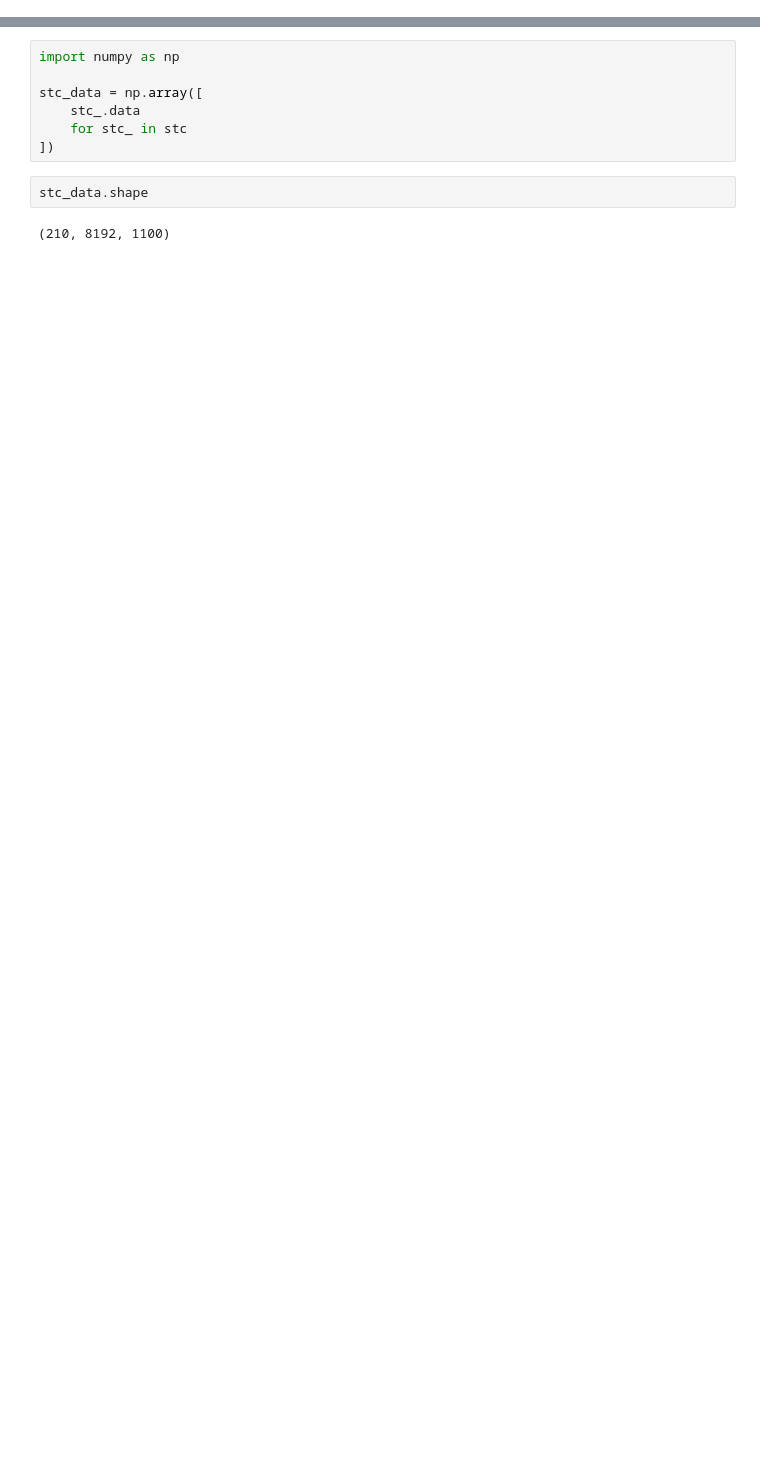
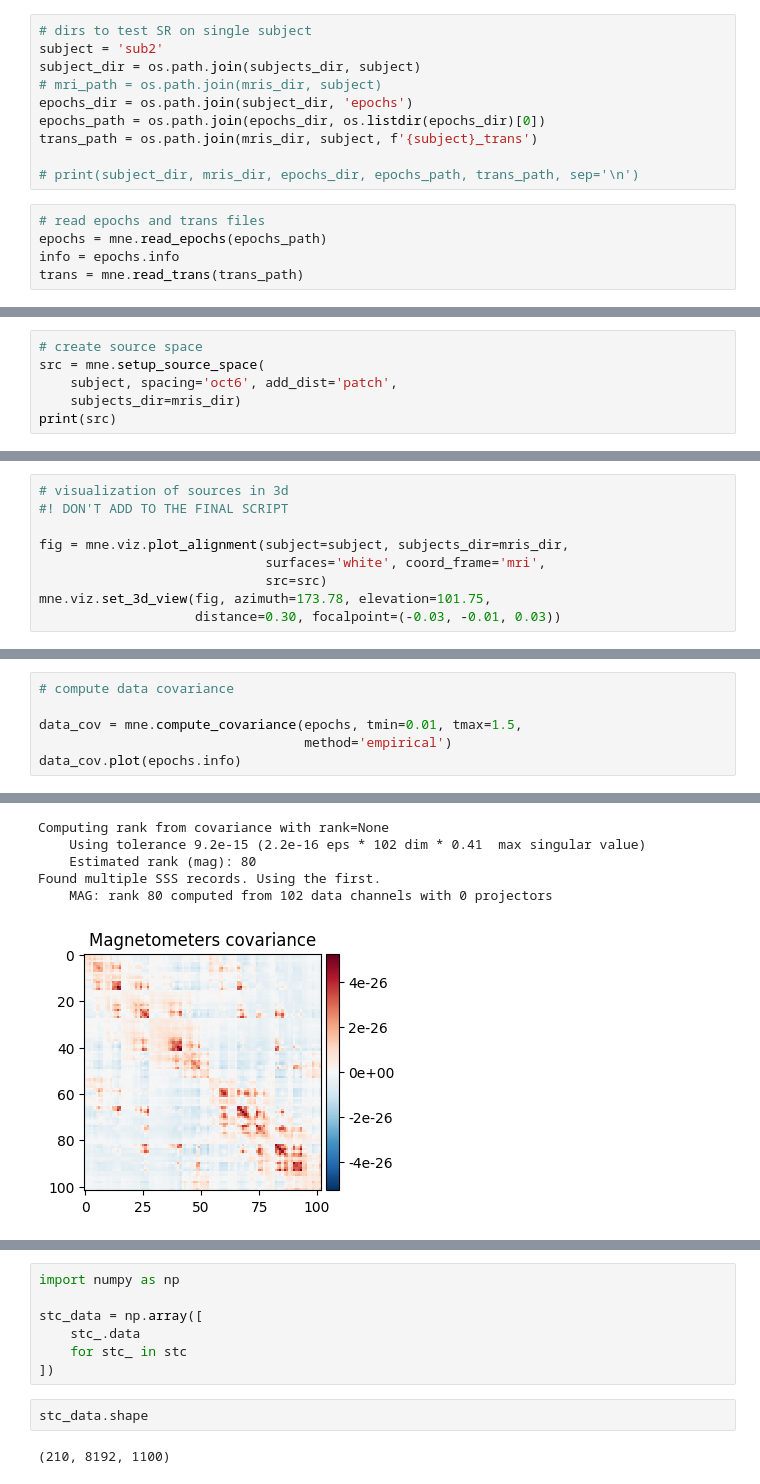
Before and after one commit to bonokat/memory_formation, a Jupyter notebook: dirty_field/src_rec.ipynb, the cells around one changed output, grey strips where cells are left out. Cells and saved outputs as stored; diff of their text form; blank space fills up the shorter version.

```diff
--- a/dirty_field/src_rec.ipynb
+++ b/dirty_field/src_rec.ipynb
@@ -517,0 +54,15 @@ np.min(stc[0].data)
+# %%
+# dirs to test SR on single subject
+subject = 'sub2'
+subject_dir = os.path.join(subjects_dir, subject)
+# mri_path = os.path.join(mris_dir, subject)
+epochs_dir = os.path.join(subject_dir, 'epochs')
+epochs_path = os.path.join(epochs_dir, os.listdir(epochs_dir)[0])
+trans_path = os.path.join(mris_dir, subject, f'{subject}_trans')
+
+# print(subject_dir, mris_dir, epochs_dir, epochs_path, trans_path, sep='\n')
+# %%
+# read epochs and trans files
+epochs = mne.read_epochs(epochs_path)
+info = epochs.info
+trans = mne.read_trans(trans_path)
@@ -517,0 +112,6 @@ np.min(stc[0].data)
+# %%
+# create source space
+src = mne.setup_source_space(
+    subject, spacing='oct6', add_dist='patch',
+    subjects_dir=mris_dir)
+print(src)
@@ -517,0 +145,9 @@ np.min(stc[0].data)
+# %%
+# visualization of sources in 3d
+#! DON'T ADD TO THE FINAL SCRIPT
+
+fig = mne.viz.plot_alignment(subject=subject, subjects_dir=mris_dir,
+                             surfaces='white', coord_frame='mri',
+                             src=src)
+mne.viz.set_3d_view(fig, azimuth=173.78, elevation=101.75,
+                    distance=0.30, focalpoint=(-0.03, -0.01, 0.03))
@@ -517,0 +279,7 @@ np.min(stc[0].data)
+# %%
+# compute data covariance
+
+data_cov = mne.compute_covariance(epochs, tmin=0.01, tmax=1.5,
+                                  method='empirical')
+data_cov.plot(epochs.info)
+# %% [output]
@@ -517,0 +296,6 @@ np.min(stc[0].data)
+Computing rank from covariance with rank=None
+    Using tolerance 9.2e-15 (2.2e-16 eps * 102 dim * 0.41  max singular value)
+    Estimated rank (mag): 80
+Found multiple SSS records. Using the first.
+    MAG: rank 80 computed from 102 data channels with 0 projectors
+[figure, added]
```
Also changed, not shown: parts of 73 cells of this notebook.
